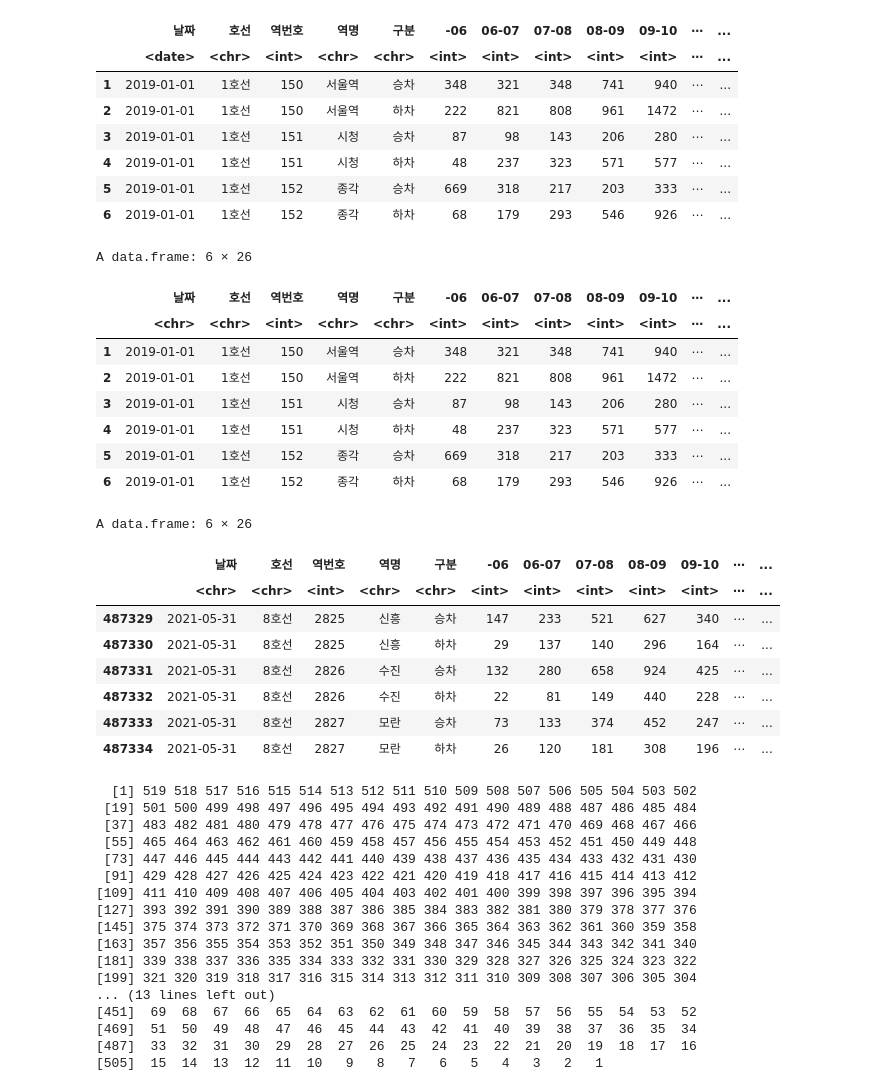
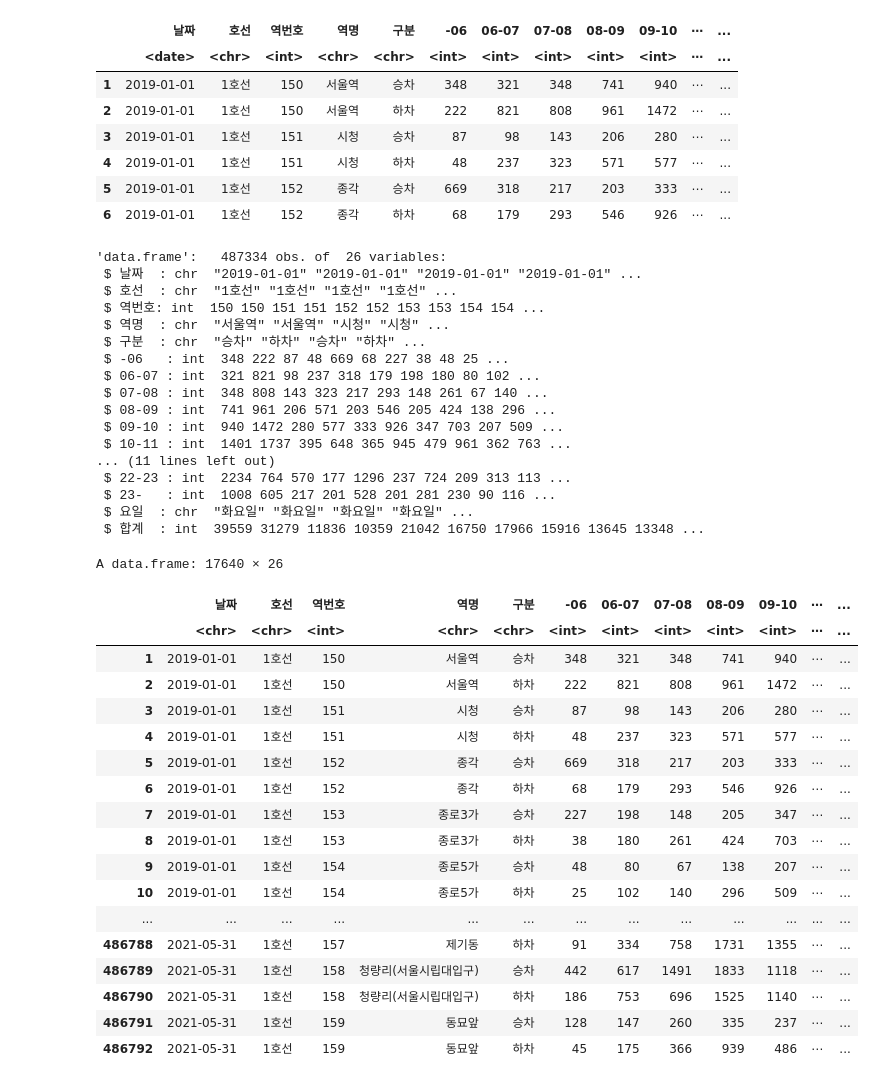
Before and after one commit to tommylee8939/TIL, a Jupyter notebook: R-project/project.ipynb, the cells around one changed output. Cells and saved outputs as stored; diff of their text form; code cells hidden in the pictures.

```diff
--- a/R-project/project.ipynb
+++ b/R-project/project.ipynb
@@ -82,48 +82,46 @@ write.csv(data_all,'data/data.csv',row.names=F)
 # %%
 data<- read.csv('data/data.csv',encoding = 'UTF-8')
 colnames(data)<-c('날짜','호선','역번호','역명','구분','-06','06-07','07-08','08-09','09-10','10-11','11-12','12-13','13-14','14-15','15-16','16-17','17-18','18-19','19-20','20-21','21-22','22-23','23-','요일')
 data$합계 <-apply(data[,6:24],1,sum)
-head(data)
-tail(data)
+str(data)
+data[data$호선=='1호선',]
 # %% [output]
-A data.frame: 6 × 26
+'data.frame':   487334 obs. of  26 variables:
+ $ 날짜  : chr  "2019-01-01" "2019-01-01" "2019-01-01" "2019-01-01" ...
+ $ 호선  : chr  "1호선" "1호선" "1호선" "1호선" ...
+ $ 역번호: int  150 150 151 151 152 152 153 153 154 154 ...
+ $ 역명  : chr  "서울역" "서울역" "시청" "시청" ...
+ $ 구분  : chr  "승차" "하차" "승차" "하차" ...
+ $ -06   : int  348 222 87 48 669 68 227 38 48 25 ...
+ $ 06-07 : int  321 821 98 237 318 179 198 180 80 102 ...
+ $ 07-08 : int  348 808 143 323 217 293 148 261 67 140 ...
+ $ 08-09 : int  741 961 206 571 203 546 205 424 138 296 ...
+ $ 09-10 : int  940 1472 280 577 333 926 347 703 207 509 ...
+ $ 10-11 : int  1401 1737 395 648 365 945 479 961 362 763 ...
+... (11 lines left out)
+ $ 22-23 : int  2234 764 570 177 1296 237 724 209 313 113 ...
+ $ 23-   : int  1008 605 217 201 528 201 281 230 90 116 ...
+ $ 요일  : chr  "화요일" "화요일" "화요일" "화요일" ...
+ $ 합계  : int  39559 31279 11836 10359 21042 16750 17966 15916 13645 13348 ...
+A data.frame: 17640 × 26
 |  | 날짜 | 호선 | 역번호 | 역명 | 구분 | -06 | 06-07 | 07-08 | 08-09 | 09-10 | ⋯ | ... |
 |  | <chr> | <chr> | <int> | <chr> | <chr> | <int> | <int> | <int> | <int> | <int> | ⋯ | ... |
 | 1 | 2019-01-01 | 1호선 | 150 | 서울역 | 승차 | 348 | 321 | 348 | 741 | 940 | ⋯ | ... |
 | 2 | 2019-01-01 | 1호선 | 150 | 서울역 | 하차 | 222 | 821 | 808 | 961 | 1472 | ⋯ | ... |
 | 3 | 2019-01-01 | 1호선 | 151 | 시청 | 승차 | 87 | 98 | 143 | 206 | 280 | ⋯ | ... |
 | 4 | 2019-01-01 | 1호선 | 151 | 시청 | 하차 | 48 | 237 | 323 | 571 | 577 | ⋯ | ... |
 | 5 | 2019-01-01 | 1호선 | 152 | 종각 | 승차 | 669 | 318 | 217 | 203 | 333 | ⋯ | ... |
 | 6 | 2019-01-01 | 1호선 | 152 | 종각 | 하차 | 68 | 179 | 293 | 546 | 926 | ⋯ | ... |
+| 7 | 2019-01-01 | 1호선 | 153 | 종로3가 | 승차 | 227 | 198 | 148 | 205 | 347 | ⋯ | ... |
+| 8 | 2019-01-01 | 1호선 | 153 | 종로3가 | 하차 | 38 | 180 | 261 | 424 | 703 | ⋯ | ... |
+| 9 | 2019-01-01 | 1호선 | 154 | 종로5가 | 승차 | 48 | 80 | 67 | 138 | 207 | ⋯ | ... |
+| 10 | 2019-01-01 | 1호선 | 154 | 종로5가 | 하차 | 25 | 102 | 140 | 296 | 509 | ⋯ | ... |
+| ... | ... | ... | ... | ... | ... | ... | ... | ... | ... | ... | ... | ... |
+| 486788 | 2021-05-31 | 1호선 | 157 | 제기동 | 하차 | 91 | 334 | 758 | 1731 | 1355 | ⋯ | ... |
+| 486789 | 2021-05-31 | 1호선 | 158 | 청량리(서울시립대입구) | 승차 | 442 | 617 | 1491 | 1833 | 1118 | ⋯ | ... |
+| 486790 | 2021-05-31 | 1호선 | 158 | 청량리(서울시립대입구) | 하차 | 186 | 753 | 696 | 1525 | 1140 | ⋯ | ... |
+| 486791 | 2021-05-31 | 1호선 | 159 | 동묘앞 | 승차 | 128 | 147 | 260 | 335 | 237 | ⋯ | ... |
+| 486792 | 2021-05-31 | 1호선 | 159 | 동묘앞 | 하차 | 45 | 175 | 366 | 939 | 486 | ⋯ | ... |
-A data.frame: 6 × 26
-|  | 날짜 | 호선 | 역번호 | 역명 | 구분 | -06 | 06-07 | 07-08 | 08-09 | 09-10 | ⋯ | ... |
-|  | <chr> | <chr> | <int> | <chr> | <chr> | <int> | <int> | <int> | <int> | <int> | ⋯ | ... |
-| 487329 | 2021-05-31 | 8호선 | 2825 | 신흥 | 승차 | 147 | 233 | 521 | 627 | 340 | ⋯ | ... |
-| 487330 | 2021-05-31 | 8호선 | 2825 | 신흥 | 하차 | 29 | 137 | 140 | 296 | 164 | ⋯ | ... |
-| 487331 | 2021-05-31 | 8호선 | 2826 | 수진 | 승차 | 132 | 280 | 658 | 924 | 425 | ⋯ | ... |
-| 487332 | 2021-05-31 | 8호선 | 2826 | 수진 | 하차 | 22 | 81 | 149 | 440 | 228 | ⋯ | ... |
-| 487333 | 2021-05-31 | 8호선 | 2827 | 모란 | 승차 | 73 | 133 | 374 | 452 | 247 | ⋯ | ... |
-| 487334 | 2021-05-31 | 8호선 | 2827 | 모란 | 하차 | 26 | 120 | 181 | 308 | 196 | ⋯ | ... |
-# %%
-seq(519,1,-1)
-# %% [output]
-  [1] 519 518 517 516 515 514 513 512 511 510 509 508 507 506 505 504 503 502
- [19] 501 500 499 498 497 496 495 494 493 492 491 490 489 488 487 486 485 484
- [37] 483 482 481 480 479 478 477 476 475 474 473 472 471 470 469 468 467 466
- [55] 465 464 463 462 461 460 459 458 457 456 455 454 453 452 451 450 449 448
- [73] 447 446 445 444 443 442 441 440 439 438 437 436 435 434 433 432 431 430
- [91] 429 428 427 426 425 424 423 422 421 420 419 418 417 416 415 414 413 412
-[109] 411 410 409 408 407 406 405 404 403 402 401 400 399 398 397 396 395 394
-[127] 393 392 391 390 389 388 387 386 385 384 383 382 381 380 379 378 377 376
-[145] 375 374 373 372 371 370 369 368 367 366 365 364 363 362 361 360 359 358
-[163] 357 356 355 354 353 352 351 350 349 348 347 346 345 344 343 342 341 340
-[181] 339 338 337 336 335 334 333 332 331 330 329 328 327 326 325 324 323 322
-[199] 321 320 319 318 317 316 315 314 313 312 311 310 309 308 307 306 305 304
-... (13 lines left out)
-[451]  69  68  67  66  65  64  63  62  61  60  59  58  57  56  55  54  53  52
-[469]  51  50  49  48  47  46  45  44  43  42  41  40  39  38  37  36  35  34
-[487]  33  32  31  30  29  28  27  26  25  24  23  22  21  20  19  18  17  16
-[505]  15  14  13  12  11  10   9   8   7   6   5   4   3   2   1
 # %%
 corona <- read.csv('data/코로나동향.csv',header = T)
 
```
Also changed, not shown: parts of 7 cells of this notebook.
